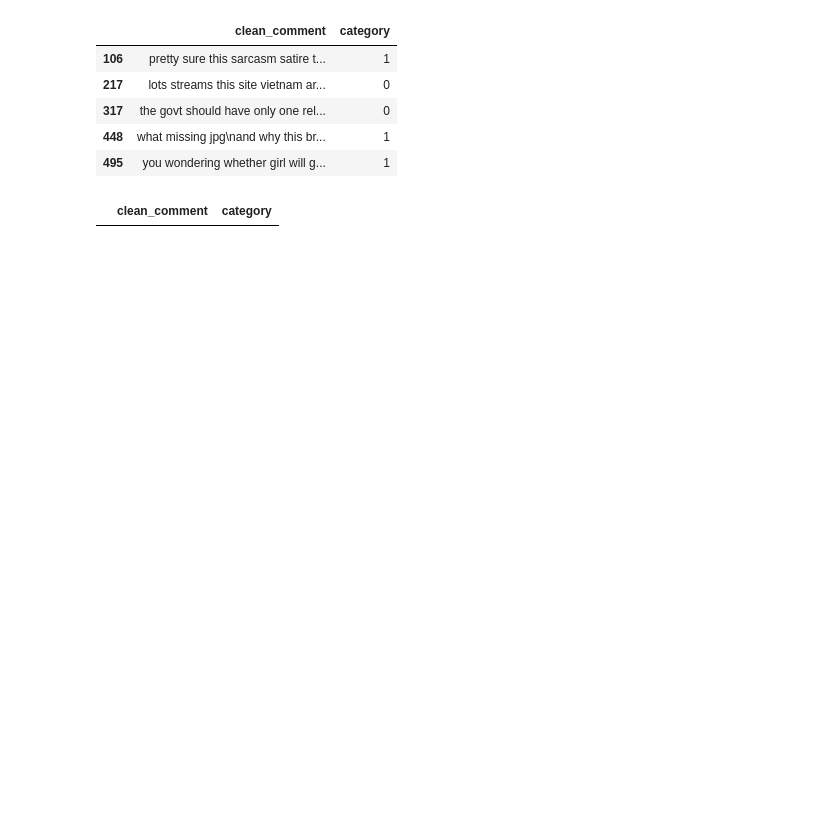
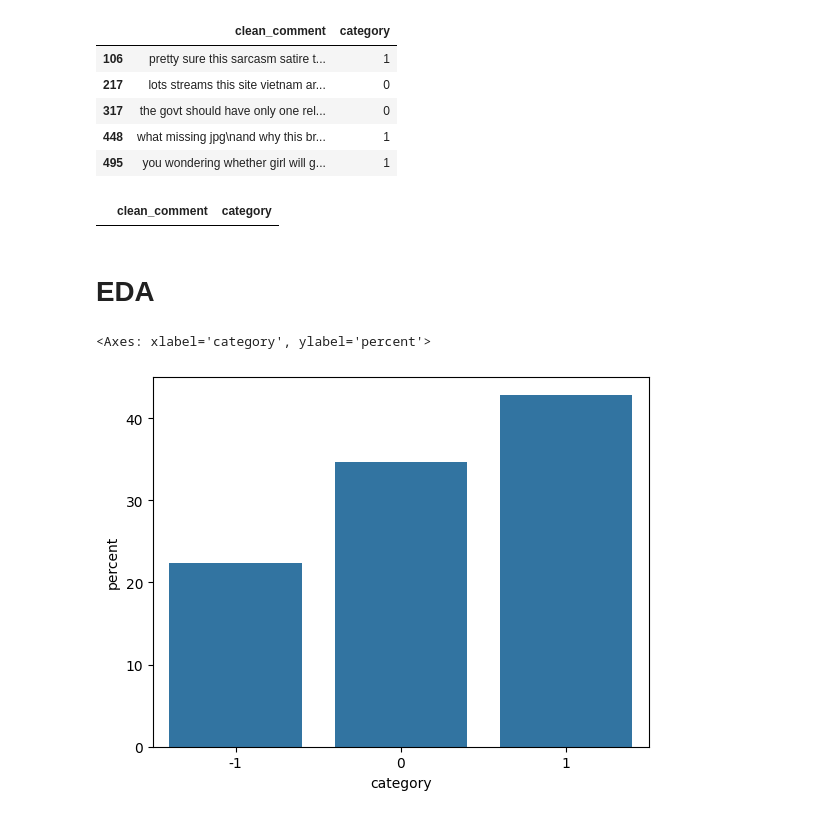
Before and after one commit to 7rohxt/yt-sentiment-mlops, a Jupyter notebook: notebooks/01_data_collection_&_eda.ipynb, the cells around one changed output. Saved outputs shown, nothing was run; the diff lists cells and outputs as text; code cells hidden in the pictures; blank space fills up the shorter version.

```diff
--- a/notebooks/01_data_collection_&_eda.ipynb
+++ b/notebooks/01_data_collection_&_eda.ipynb
@@ -102,3 +108,10 @@ comments_with_newline = df[df['clean_comment'].str.contains('\n')]
 comments_with_newline
 # %% [output]
 |  | clean_comment | category |
+# %% [markdown]
+# EDA
+# %%
+sns.countplot(data=df, x='category', stat='percent')
+# %% [output]
+<Axes: xlabel='category', ylabel='percent'>
+[figure, added]
```
Also changed, not shown: parts of 10 cells of this notebook.
